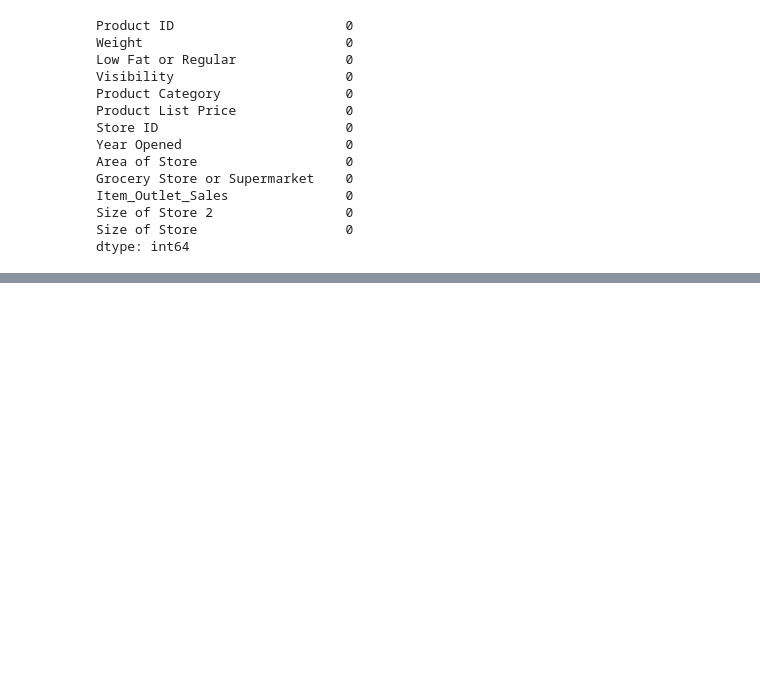
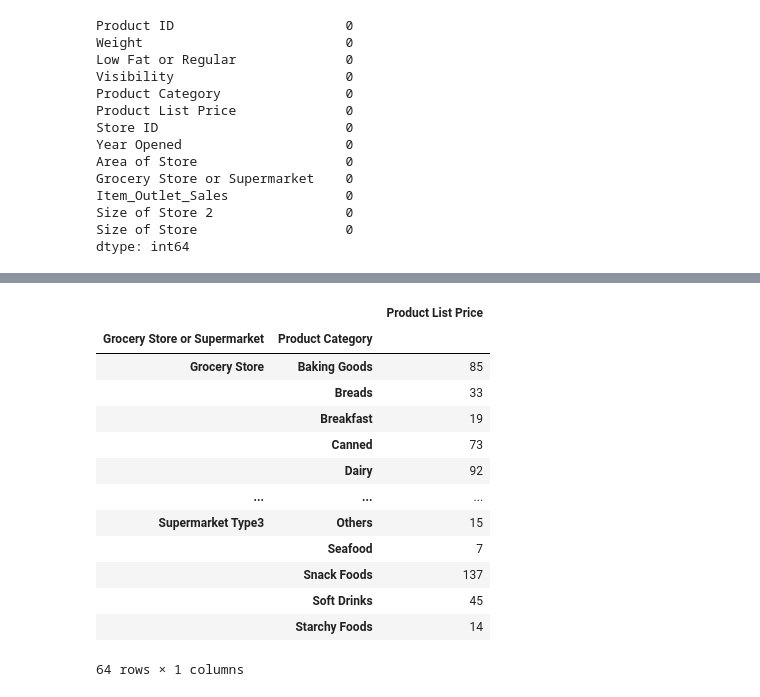
Before and after one commit to cmbote/Sales_Predictions, a Jupyter notebook: Sales_Prediction Missing Data.ipynb, the cells around one changed output, grey strips where cells are left out. Saved outputs shown, nothing was run; the diff lists cells and outputs as text; code cells hidden in the pictures; blank space fills up the shorter version.

```diff
--- a/Sales_Prediction Missing Data.ipynb
+++ b/Sales_Prediction Missing Data.ipynb
@@ -228,0 +249,17 @@ df1.describe(include='all')
+# %%
+df1.groupby(['Grocery Store or Supermarket','Product Category'])[['Product List Price']].count()
+# %% [output]
+|  |  | Product List Price |
+| Grocery Store or Supermarket | Product Category |  |
+| Grocery Store | Baking Goods | 85 |
+|  | Breads | 33 |
+|  | Breakfast | 19 |
+|  | Canned | 73 |
+|  | Dairy | 92 |
+| ... | ... | ... |
+| Supermarket Type3 | Others | 15 |
+|  | Seafood | 7 |
+|  | Snack Foods | 137 |
+|  | Soft Drinks | 45 |
+|  | Starchy Foods | 14 |
+64 rows × 1 columns
```
Also changed, not shown: parts of 4 cells of this notebook.
